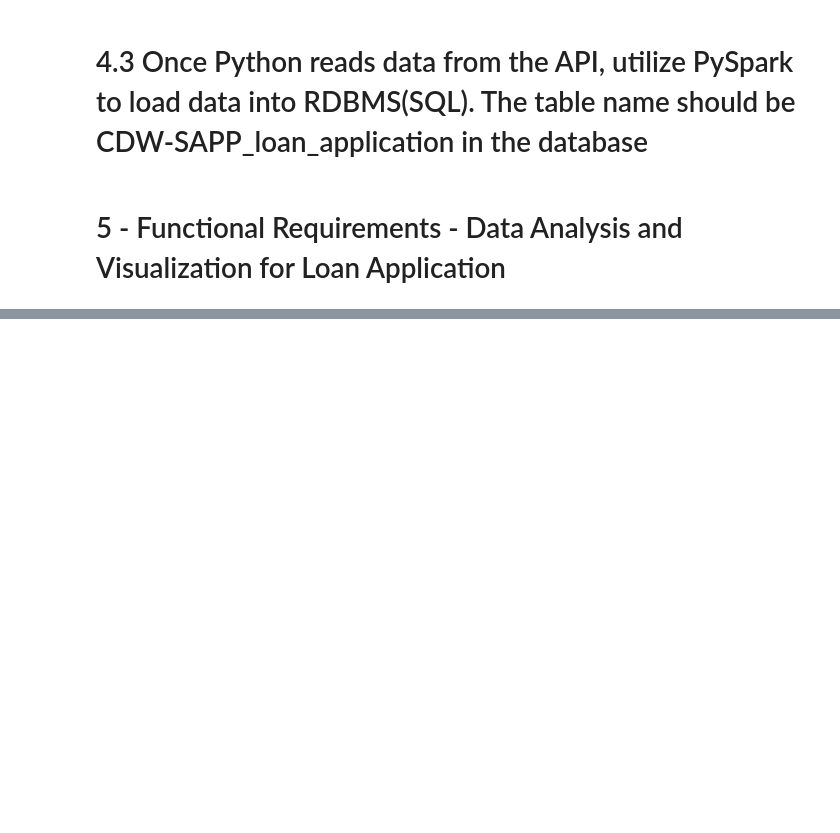
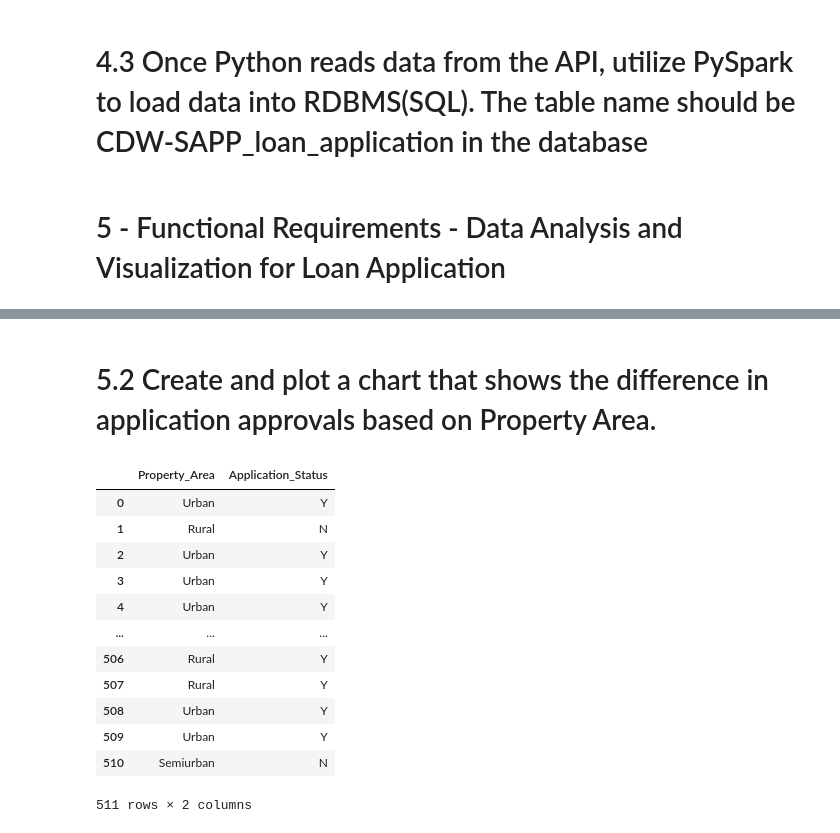
Before and after one commit to AbenezerTsige/Cap_Sone_Project, a Jupyter notebook: Credit_Card_System.ipynb, the cells around one changed output, grey strips where cells are left out. Drawn from its saved outputs; the diff is of its cells as text; code cells hidden in the pictures; blank space fills up the shorter version.

```diff
--- a/Credit_Card_System.ipynb
+++ b/Credit_Card_System.ipynb
@@ -386,0 +483,5 @@ df_branch.write.format("jdbc") \
+# %%
+#app_stat = df_married.groupby(['Gender']).count()
+app_stat = df_married.groupby(['Income']).count()
+
+app_stat
@@ -386,0 +494,30 @@ df_branch.write.format("jdbc") \
+# %% [markdown]
+# 5.2 Create and plot a chart that shows the difference in application approvals based on Property Area.
+# %%
+app_status = []
+property = []
+for s in data:
+    area = s['Property_Area']
+    app_stat = s['Application_Status']
+
+    property.append(area)
+    app_status.append(app_stat)
+
+property_apps = {'Property_Area': property, 'Application_Status': app_status}
+property_apps
+df_property = pd.DataFrame.from_dict(property_apps)
+df_property
+# %% [output]
+|  | Property_Area | Application_Status |
+| 0 | Urban | Y |
+| 1 | Rural | N |
+| 2 | Urban | Y |
+| 3 | Urban | Y |
+| 4 | Urban | Y |
+| ... | ... | ... |
+| 506 | Rural | Y |
+| 507 | Rural | Y |
+| 508 | Urban | Y |
+| 509 | Urban | Y |
+| 510 | Semiurban | N |
+511 rows × 2 columns
```
Also changed, not shown: parts of 32 cells of this notebook.
